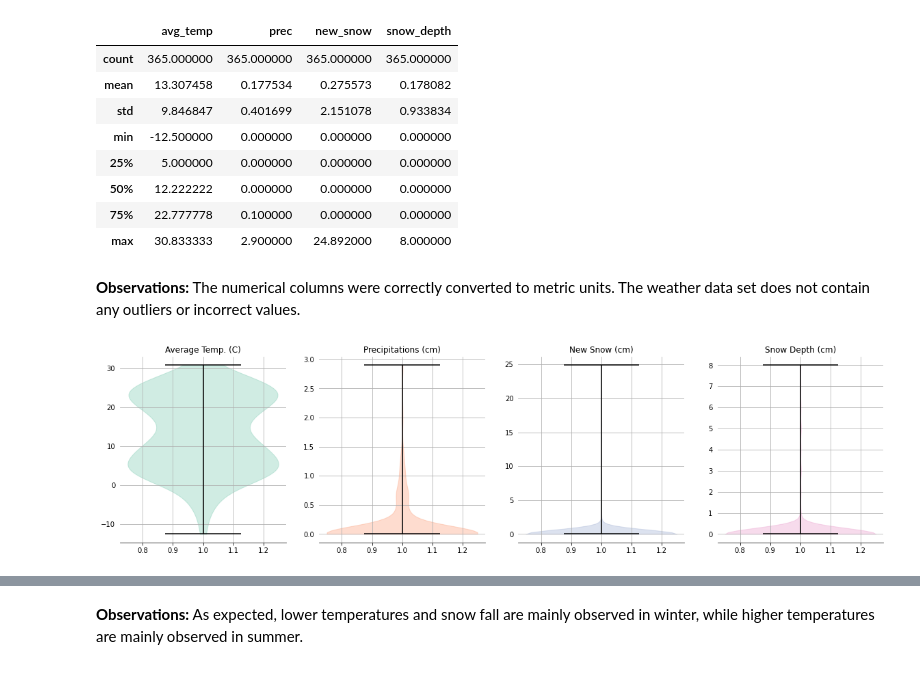
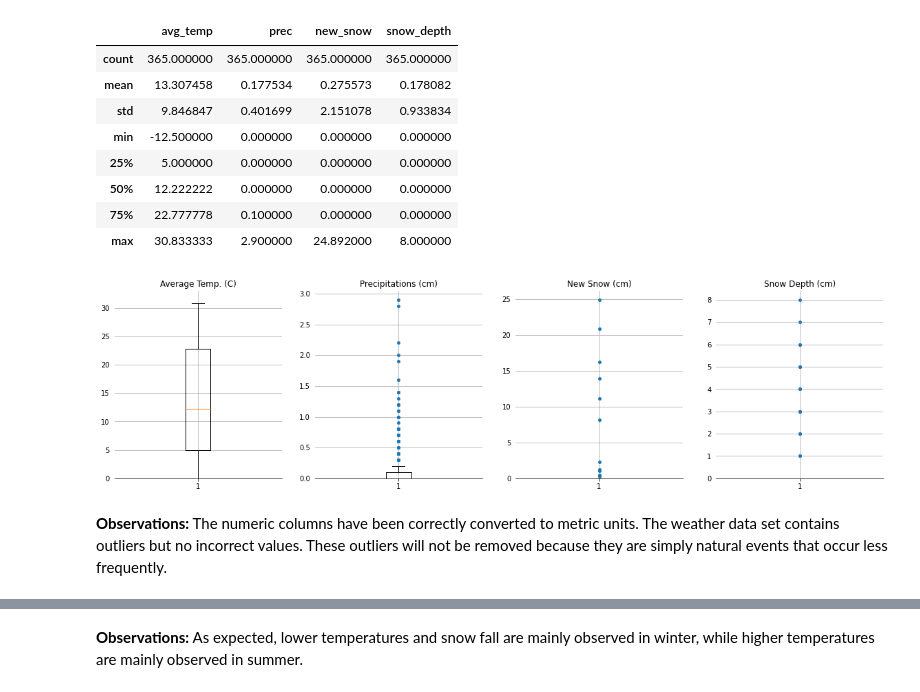
Before and after one commit to strickert/EPFL_ML, a Jupyter notebook: 01-data_preparation_I.ipynb, the cells around one changed output, grey strips where cells are left out. Drawn from its saved outputs; the diff is of its cells as text; code cells hidden in the pictures.

```diff
--- a/01-data_preparation_I.ipynb
+++ b/01-data_preparation_I.ipynb
@@ -60,0 +66,22 @@ import matplotlib.pyplot as plt
+# %%
+# Define a function that display individual boxplot of selected numerical columns
+def plot_boxplot(data, columns, colnames, ncols=1, nrows=1):
+    # Create a figure with n columns and rows
+    _, axes = plt.subplots(nrows=nrows, ncols=ncols, figsize=(ncols*5, nrows*5))
+
+    # Define the fliers props
+    flierprops = dict(markerfacecolor='C0', markersize=5, markeredgecolor='none')
+
+    # Generate the plots
+    for ax, col, colname in zip(axes.ravel(), columns, colnames):
+        ax.boxplot(data[col], flierprops=flierprops)
+        ax.spines['top'].set_visible(False)
+        ax.spines['right'].set_visible(False)
+        ax.spines['left'].set_visible(False)
+        ax.yaxis.set_ticks_position('none')
+        ax.set_ylim(0)
+        ax.set_title(colname)
+        ax.grid()
+
+    # Display the figure
+    plt.show()
@@ -67,7 +148,7 @@ Explore the 2018 NYC Weather Forecast dataset and perform data cleaning and mani
 ### Code:
 # %%
 # Get the 2018 weather weather forecast in NYC from the offical
-weather_df = pd.read_csv(r'data\raw\weather_nyc_2018.csv', parse_dates=['Date'])
+weather_df = pd.read_csv(r'data\raw\weather.csv', parse_dates=['Date'])
 
 # Rename the date column
 weather_df.rename({'Date': 'date'}, axis=1, inplace=True)
@@ -194,39 +275,16 @@ weather_df.describe()
 | 50% | 12.222222 | 0.000000 | 0.000000 | 0.000000 |
 | 75% | 22.777778 | 0.100000 | 0.000000 | 0.000000 |
 | max | 30.833333 | 2.900000 | 24.892000 | 8.000000 |
+# %%
+# Define the numerical columns
+weather_cols = ['avg_temp',	'prec', 'new_snow', 'snow_depth']
+
+# Define the name sof the columns
+weather_colnames = ['Average Temp. (C)', 'Precipitations (cm)', 'New Snow (cm)', 'Snow Depth (cm)']
+
+# Display boxplots of numerical columns
+plot_boxplot(weather_df, weather_cols, weather_colnames, ncols=4)
+# %% [output]
+[figure, added]
 # %% [markdown]
-**Observations:** The numerical columns were correctly converted to metric units. The weather data set does not contain any outliers or incorrect values.
+**Observations:** The numeric columns have been correctly converted to metric units. The weather data set contains outliers but no incorrect values. These outliers will not be removed because they are simply natural events that occur less frequently.
-# %%
-# Define the color palette
-cpal = itertools.cycle(sns.color_palette('Set2'))
-
-# Define the name sof the columns
-weather_colnames = ['Average Temp. (C)', 'Precipitations (cm)', 'New Snow (cm)', 'Snow Depth (cm)']
-
-# Creat a figure with four columns and one row5
-fig, axes = plt.subplots(ncols=4, figsize=(20, 5))
-
-# Generate the plots
-for ax, col, colname in zip(axes, float_columns, weather_colnames):
-    violin_plot = ax.violinplot(weather_df[col])
-
-    # Change color of the violin plot
-    for pc, color in zip(violin_plot['bodies'], cpal):
-        pc.set_facecolor(color)
-        pc.set_edgecolor(color)
-
-    violin_plot['cbars'].set_edgecolor('black')
-    violin_plot['cmins'].set_edgecolor('black')
-    violin_plot['cmaxes'].set_edgecolor('black')
-
-    ax.spines['top'].set_visible(False)
-    ax.spines['right'].set_visible(False)
-    ax.spines['left'].set_visible(False)
-    ax.yaxis.set_ticks_position('none')
-    ax.set_title(colname)
-    ax.grid()
-
-# Display the figure
-plt.show()
-# %% [output]
-[figure, removed]
```
Also changed, not shown: parts of 16 cells of this notebook, 3 other files.
